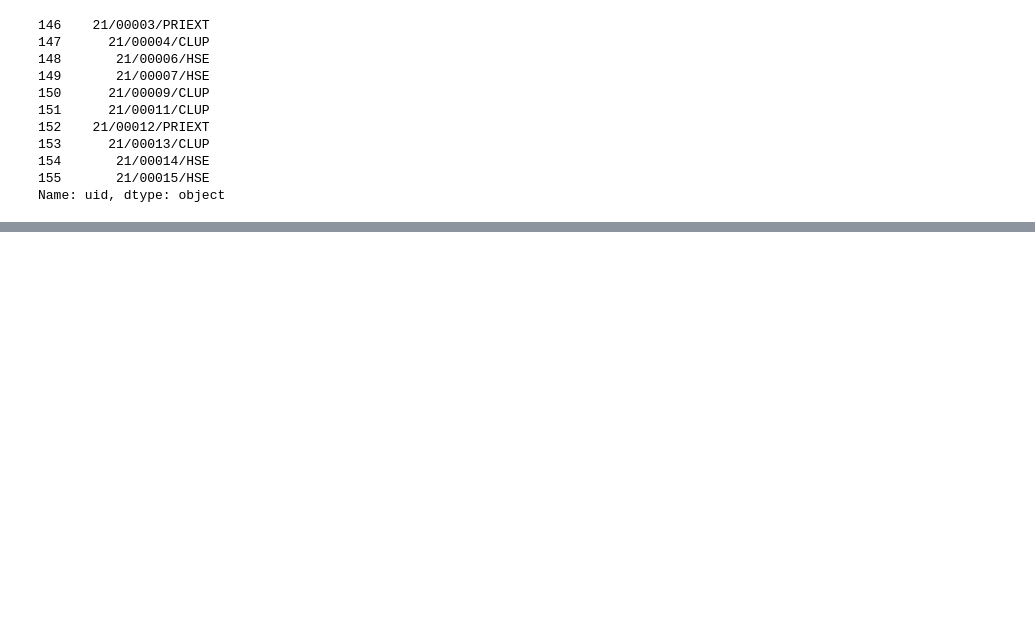
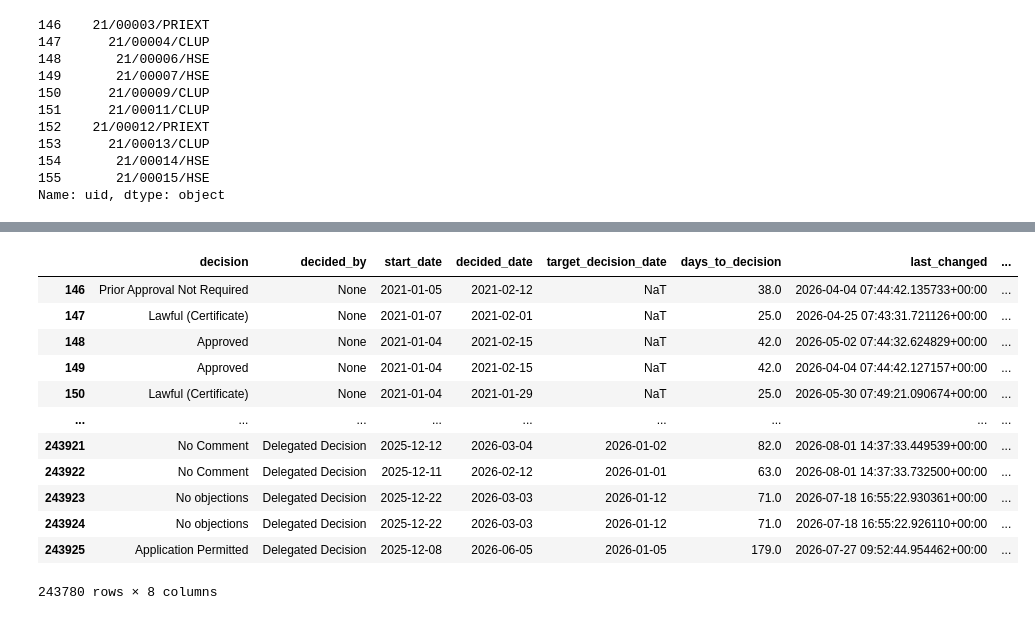
Before and after one commit to eliotdable/justin_data_science, a Jupyter notebook: data_analysis.ipynb, the cells around one changed output, grey strips where cells are left out. Drawn from its saved outputs; the diff is of its cells as text; code cells hidden in the pictures; blank space fills up the shorter version.

```diff
--- a/data_analysis.ipynb
+++ b/data_analysis.ipynb
@@ -286,0 +308,18 @@ Name: uid, dtype: object
+# %%
+df[['decision', 'decided_by', 'start_date', 'decided_date',
+       'target_decision_date', 'days_to_decision', 'last_changed',
+       'fetched_at']]
+# %% [output]
+|  | decision | decided_by | start_date | decided_date | target_decision_date | days_to_decision | last_changed | ... |
+| 146 | Prior Approval Not Required | None | 2021-01-05 | 2021-02-12 | NaT | 38.0 | 2026-04-04 07:44:42.135733+00:00 | ... |
+| 147 | Lawful (Certificate) | None | 2021-01-07 | 2021-02-01 | NaT | 25.0 | 2026-04-25 07:43:31.721126+00:00 | ... |
+| 148 | Approved | None | 2021-01-04 | 2021-02-15 | NaT | 42.0 | 2026-05-02 07:44:32.624829+00:00 | ... |
+| 149 | Approved | None | 2021-01-04 | 2021-02-15 | NaT | 42.0 | 2026-04-04 07:44:42.127157+00:00 | ... |
+| 150 | Lawful (Certificate) | None | 2021-01-04 | 2021-01-29 | NaT | 25.0 | 2026-05-30 07:49:21.090674+00:00 | ... |
+| ... | ... | ... | ... | ... | ... | ... | ... | ... |
+| 243921 | No Comment | Delegated Decision | 2025-12-12 | 2026-03-04 | 2026-01-02 | 82.0 | 2026-08-01 14:37:33.449539+00:00 | ... |
+| 243922 | No Comment | Delegated Decision | 2025-12-11 | 2026-02-12 | 2026-01-01 | 63.0 | 2026-08-01 14:37:33.732500+00:00 | ... |
+| 243923 | No objections | Delegated Decision | 2025-12-22 | 2026-03-03 | 2026-01-12 | 71.0 | 2026-07-18 16:55:22.930361+00:00 | ... |
+| 243924 | No objections | Delegated Decision | 2025-12-22 | 2026-03-03 | 2026-01-12 | 71.0 | 2026-07-18 16:55:22.926110+00:00 | ... |
+| 243925 | Application Permitted | Delegated Decision | 2025-12-08 | 2026-06-05 | 2026-01-05 | 179.0 | 2026-07-27 09:52:44.954462+00:00 | ... |
+243780 rows × 8 columns
```
Also changed, not shown: parts of 23 cells of this notebook.
